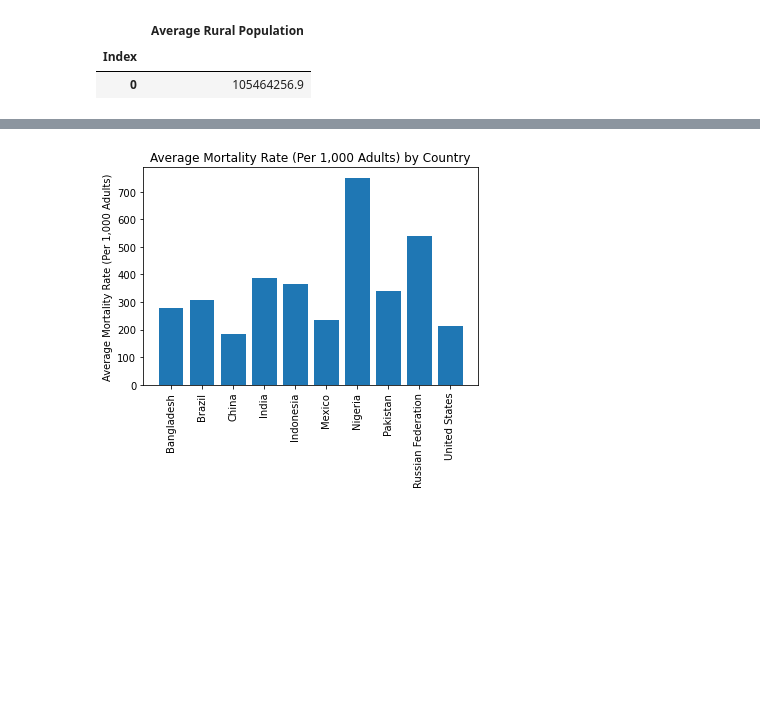
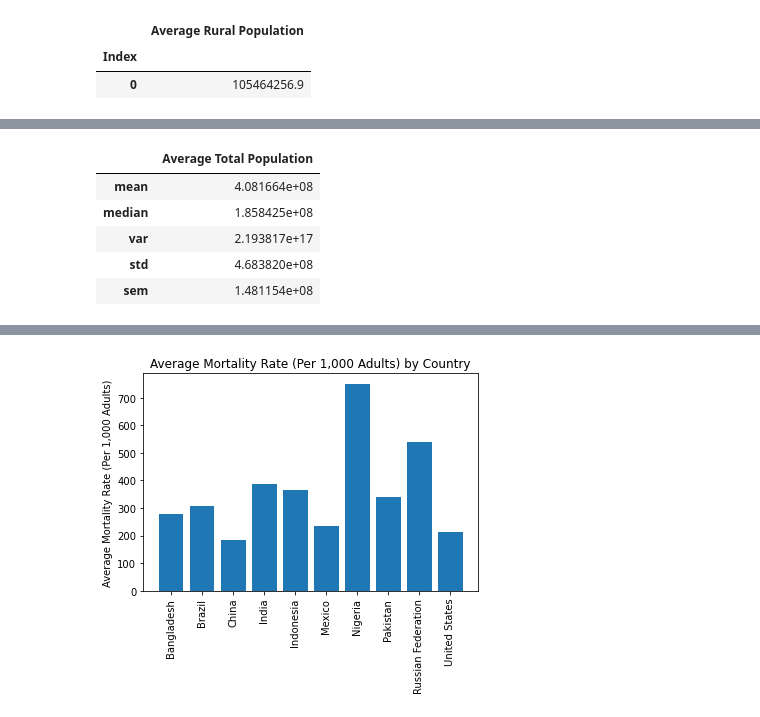
Before and after one commit to ralphy32/project_1, a Jupyter notebook: project1.ipynb, the cells around one changed output, grey strips where cells are left out. Saved outputs shown, nothing was run; the diff lists cells and outputs as text; code cells hidden in the pictures; blank space fills up the shorter version.

```diff
--- a/project1.ipynb
+++ b/project1.ipynb
@@ -300,0 +311,10 @@ sorted_urban_df
+# %%
+# Find statistics for Average Total Population
+sorted_urban_df.agg({"Average Total Population":["mean","median","var","std","sem"]})
+# %% [output]
+|  | Average Total Population |
+| mean | 4.081664e+08 |
+| median | 1.858425e+08 |
+| var | 2.193817e+17 |
+| std | 4.683820e+08 |
+| sem | 1.481154e+08 |
```
Also changed, not shown: parts of 4 cells of this notebook.
